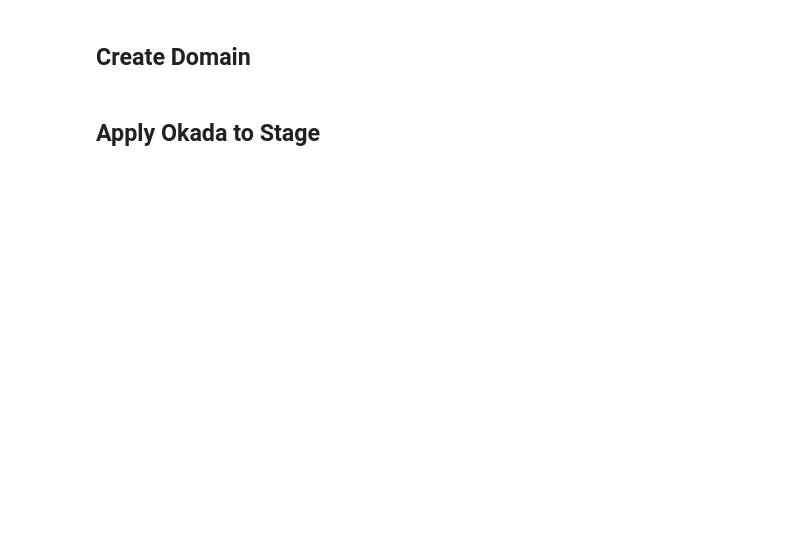
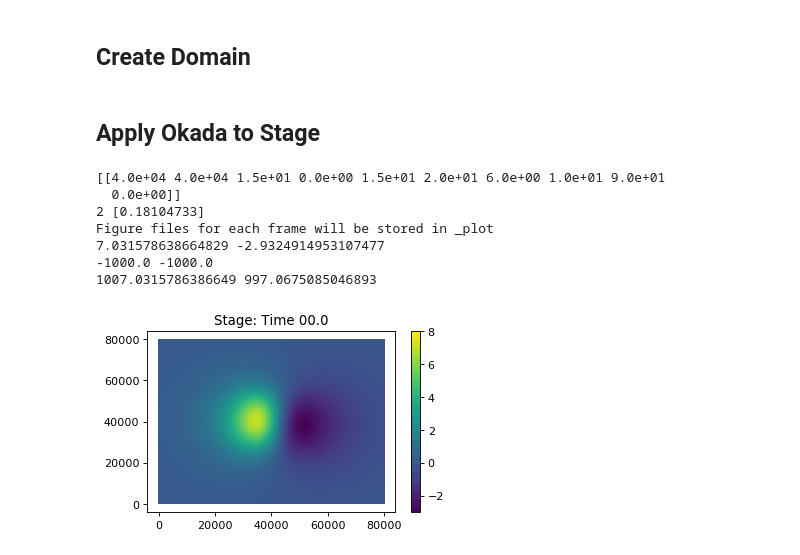
Before and after one commit to stoiver/Tohoku, a Jupyter notebook: notebook1.ipynb, the cells around one changed output. Saved outputs shown, nothing was run; the diff lists cells and outputs as text; code cells hidden in the pictures; blank space fills up the shorter version.

```diff
--- a/notebook1.ipynb
+++ b/notebook1.ipynb
@@ -92,40 +127,52 @@ domain.set_quantity('elevation', function=topography, location='centroids')
 # %%
-from anuga.tsunami_source.okada_tsunami import earthquake_source
+#from anuga.tsunami_source.okada_tsunami import earthquake_source, Okada_func
+#from anuga.tsunami_source.tsunami_okada import earthquake_tsunami,Okada_func
 
 x0 = 40000.0
 y0 = 40000.0
 depth = 15.0
 strike = 0.0
 dip = 15.0
 length = 20.0
 width = 6.0
 slip = 10.0
 rake = 90.0
 dis3 = 0.0
+NSMAX = 1
 
 ns = 1
 
 source1 = np.array([x0, y0, depth, strike, dip, length, width,
-                  slip, rake, dis3])
+                  slip, rake, dis3]).reshape((1,-1))
+
+print source1
+zrec0 = anuga.Quantity(domain)
+zrec0.set_values(0.0)
+zrec=zrec0.get_vertex_values(xy=True)
+
+Ts = Okada_func(source=source1, verbose=True)
 
 
-Ts = earthquake_source(
-             source=source1,
-             domain=domain,
-             lon_lat_degrees=False,
-             lon_before_lat=True,
-             utm_zone=None,
-             verbose=False)
+domain.set_quantity('stage', function=Ts, location='centroids')
 
-domain.set_quantity('stage', function=Ts, location='centroids')
+print 2, Ts(2000.0, 30000.0)
 
 dplotter = anuga.Domain_plotter(domain)
 
 print np.max(dplotter.stage), np.min(dplotter.stage)
 print np.max(dplotter.elev), np.min(dplotter.elev)
 print np.max(dplotter.depth), np.min(dplotter.depth)
 
 dplotter.plot_stage_frame(vmin=-3.0, vmax=8.0)
+# %% [output]
+[[4.0e+04 4.0e+04 1.5e+01 0.0e+00 1.5e+01 2.0e+01 6.0e+00 1.0e+01 9.0e+01
+  0.0e+00]]
+2 [0.18104733]
+Figure files for each frame will be stored in _plot
+7.031578638664829 -2.9324914953107477
+-1000.0 -1000.0
+1007.0315786386649 997.0675085046893
+[figure, added]
 # %%
 # Initial condition of earthquake for multiple source
 
```
Also changed, not shown: parts of 3 cells of this notebook.
